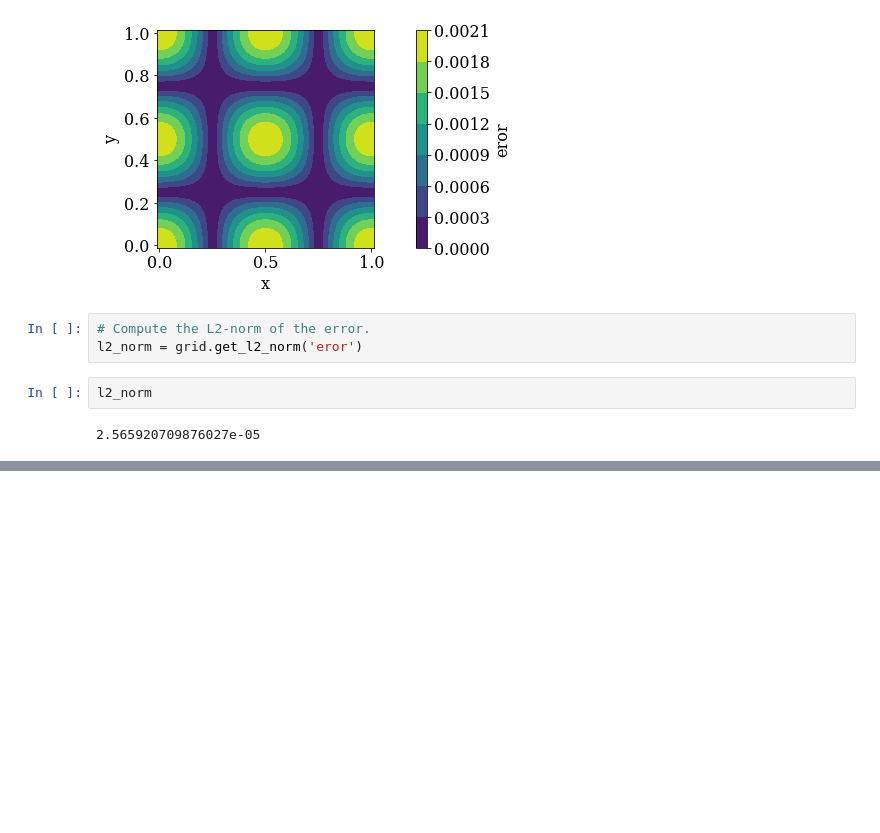
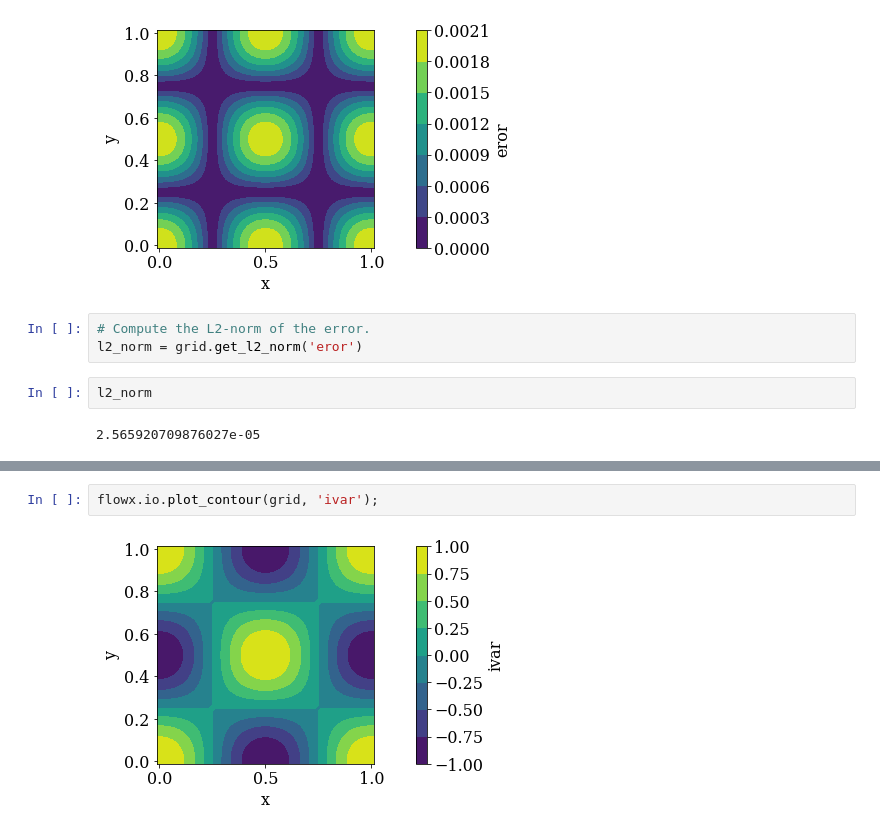
Before and after one commit to Balaras-Group/flowX, a Jupyter notebook: examples/poisson/poisson.ipynb, the cells around one changed output, grey strips where cells are left out. Cells and saved outputs as stored; diff of their text form; blank space fills up the shorter version.

```diff
--- a/examples/poisson/poisson.ipynb
+++ b/examples/poisson/poisson.ipynb
@@ -78,0 +107,4 @@ flowx.io.plot_contour(grid, 'ivar')
+# %%
+flowx.io.plot_contour(grid, 'ivar');
+# %% [output]
+[figure, added]
```
Also changed, not shown: parts of 8 cells of this notebook, 3 other files.
